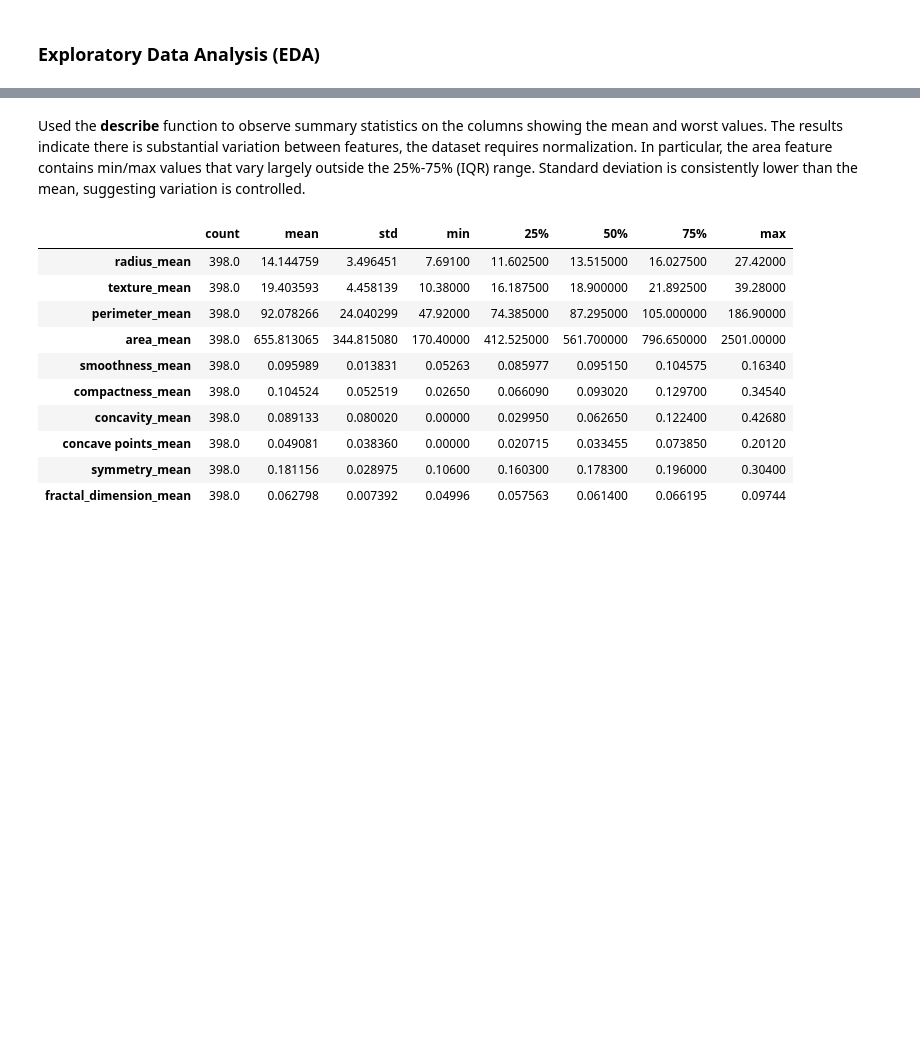
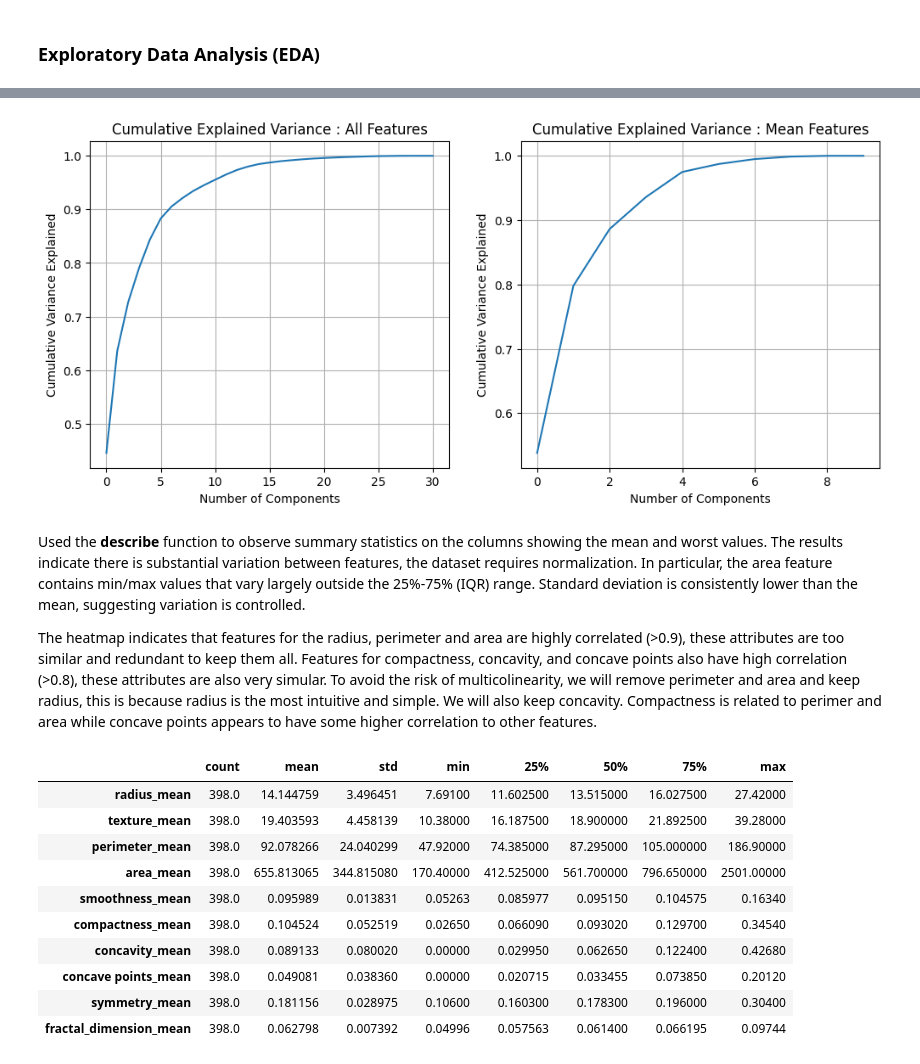
Before and after one commit to nb488/Breast-Cancer-Diagnosis-Project, a Jupyter notebook: main.ipynb, the cells around one changed output, grey strips where cells are left out. Drawn from its saved outputs; the diff is of its cells as text; code cells hidden in the pictures; blank space fills up the shorter version.

```diff
--- a/main.ipynb
+++ b/main.ipynb
@@ -82,3 +83,32 @@ train_worst = train.filter(like="_worst")
+# %%
+from sklearn.decomposition import PCA
+
+X_scaled = StandardScaler().fit_transform(train)
+X_scaled_2 = StandardScaler().fit_transform(train.filter(like="_mean"))
+
+fig, axes = plt.subplots(1,2, figsize=(12,5))
+
+pca = PCA().fit(X_scaled)
+pca_2 = PCA().fit(X_scaled_2)
+
+axes[0].plot(pca.explained_variance_ratio_.cumsum())
+axes[0].set_title("Cumulative Explained Variance : All Features")
+axes[0].set_xlabel("Number of Components")
+axes[0].set_ylabel("Cumulative Variance Explained")
+axes[0].grid(True)
+
+
+axes[1].plot(pca_2.explained_variance_ratio_.cumsum())
+axes[1].set_title("Cumulative Explained Variance : Mean Features")
+axes[1].set_xlabel("Number of Components")
+axes[1].set_ylabel("Cumulative Variance Explained")
+axes[1].grid(True)
+
+plt.show()
+# %% [output]
+[figure, added]
 # %% [markdown]
 Used the **describe** function to observe summary statistics on the columns showing the mean and worst values. The results indicate there is substantial variation between features, the dataset requires normalization. In particular, the area feature contains min/max values that vary largely outside the 25%-75% (IQR) range. Standard deviation is consistently lower than the mean, suggesting variation is controlled.
+
+The heatmap indicates that features for the radius, perimeter and area are highly correlated (>0.9), these attributes are too similar and redundant to keep them all. Features for compactness, concavity, and concave points also have high correlation (>0.8), these attributes are also very simular. To avoid the risk of multicolinearity, we will remove perimeter and area and keep radius, this is because radius is the most intuitive and simple. We will also keep concavity. Compactness is related to perimer and area while concave points appears to have some higher correlation to other features.
 # %%
```
Also changed, not shown: parts of 24 cells of this notebook.
